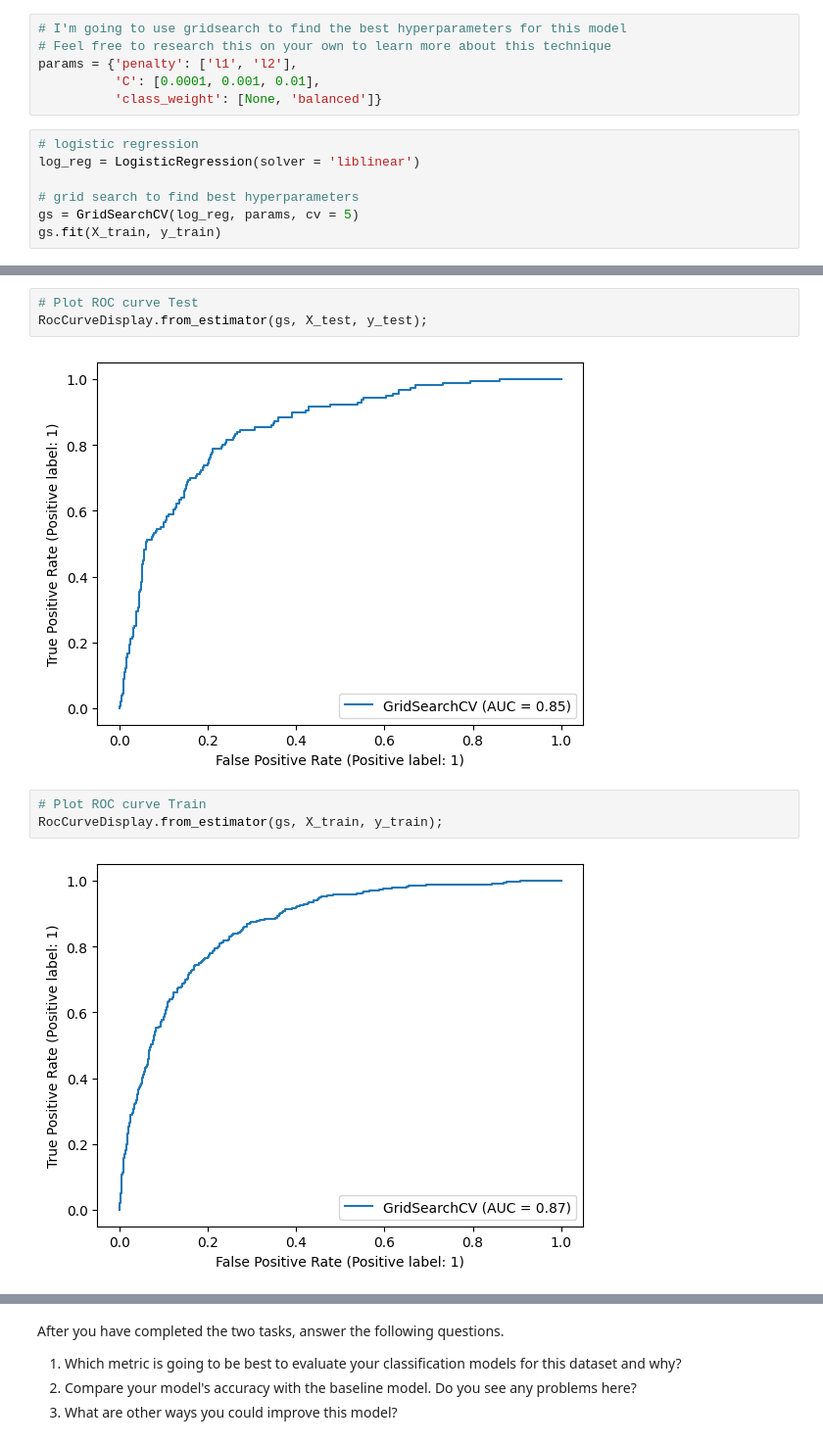
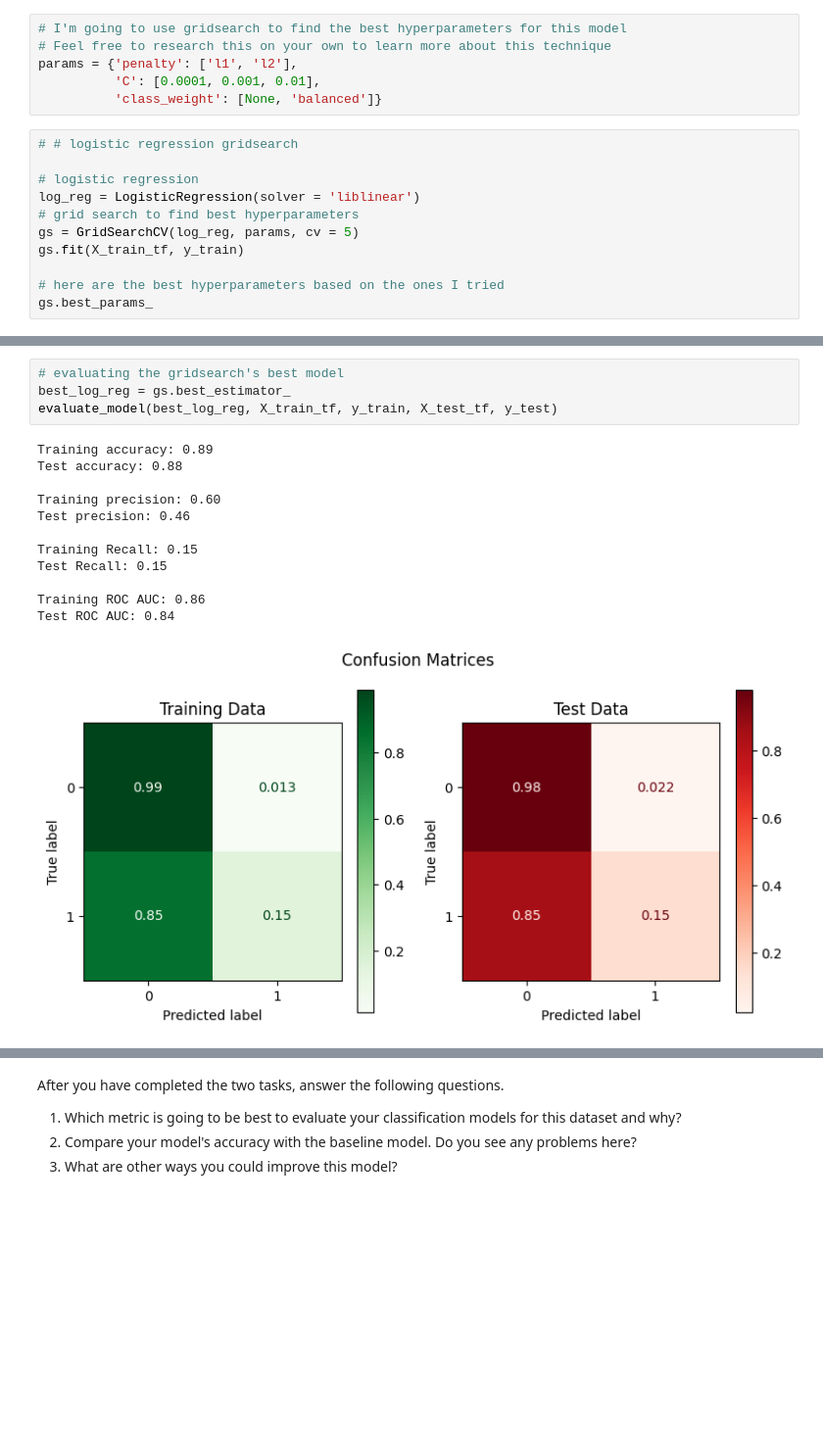
Before and after one commit to coding-dojo-data-science/machine-learning-practice-solutions, a Jupyter notebook: Classification_Metrics_2_Solutions.ipynb, the cells around one changed output, grey strips where cells are left out. Shown at 98% size. Saved outputs shown, nothing was run; the diff lists cells and outputs as text; blank space fills up the shorter version.

```diff
--- a/Classification_Metrics_2_Solutions.ipynb
+++ b/Classification_Metrics_2_Solutions.ipynb
@@ -94,10 +251,14 @@ params = {'penalty': ['l1', 'l2'],
           'C': [0.0001, 0.001, 0.01],
           'class_weight': [None, 'balanced']}
 # %%
+# # logistic regression gridsearch
+
 # logistic regression
 log_reg = LogisticRegression(solver = 'liblinear')
-
 # grid search to find best hyperparameters
 gs = GridSearchCV(log_reg, params, cv = 5)
-gs.fit(X_train, y_train)
+gs.fit(X_train_tf, y_train)
+
+# here are the best hyperparameters based on the ones I tried
+gs.best_params_
 # %% [output]
@@ -155,10 +266,17 @@ AUC ROC: 0.8655547235558689
-# %%
-# Plot ROC curve Test
-RocCurveDisplay.from_estimator(gs, X_test, y_test);
-# %% [output]
-[figure, removed]
-# %%
-# Plot ROC curve Train
-RocCurveDisplay.from_estimator(gs, X_train, y_train);
-# %% [output]
-[figure, removed]
+# %%
+# evaluating the gridsearch's best model
+best_log_reg = gs.best_estimator_
+evaluate_model(best_log_reg, X_train_tf, y_train, X_test_tf, y_test)
+# %% [output]
+Training accuracy: 0.89
+Test accuracy: 0.88
+
+Training precision: 0.60
+Test precision: 0.46
+
+Training Recall: 0.15
+Test Recall: 0.15
+
+Training ROC AUC: 0.86
+Test ROC AUC: 0.84
+[figure, added]
```
Also changed, not shown: parts of 34 cells of this notebook.
